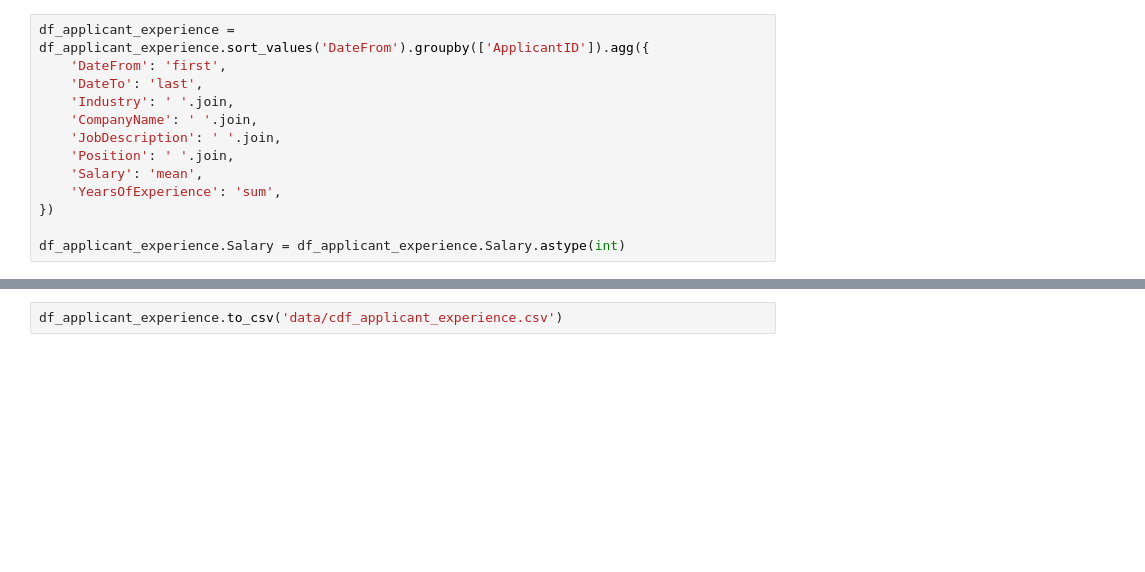
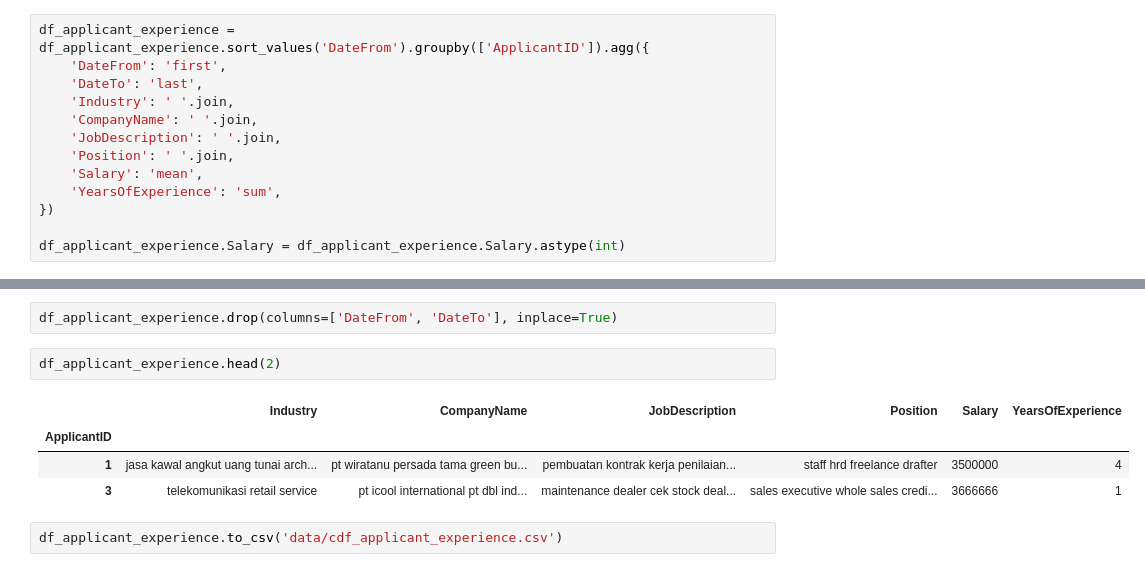
Before and after one commit to fn-hide/eris_job, a Jupyter notebook: df_applicant_experience.ipynb, the cells around one changed output, grey strips where cells are left out. Drawn from its saved outputs; the diff is of its cells as text; blank space fills up the shorter version.

```diff
--- a/df_applicant_experience.ipynb
+++ b/df_applicant_experience.ipynb
@@ -131,5 +135,14 @@ df_applicant_experience.head(3)
 | 1 | 2015-10-01 | 2019-02-01 | jasa kawal angkut uang tunai arch... | pt wiratanu persada tama green bu... | pembuatan kontrak kerja penilaian... | staff hrd freelance drafter | 3500000 | 4 |
 | 3 | 2016-04-01 | 2018-03-01 | telekomunikasi retail service | pt icool international pt dbl ind... | maintenance dealer cek stock deal... | sales executive whole sales credi... | 3666666 | 1 |
 | 10 | 2014-02-01 | 2016-11-01 | event organizer perhotelan | victory event organizer country h... | bertugas sebagai marketing yang j... | marketing administrasi front desk... | 3200000 | 2 |
+# %%
+df_applicant_experience.drop(columns=['DateFrom', 'DateTo'], inplace=True)
+# %%
+df_applicant_experience.head(2)
+# %% [output]
+|  | Industry | CompanyName | JobDescription | Position | Salary | YearsOfExperience |
+| ApplicantID |  |  |  |  |  |  |
+| 1 | jasa kawal angkut uang tunai arch... | pt wiratanu persada tama green bu... | pembuatan kontrak kerja penilaian... | staff hrd freelance drafter | 3500000 | 4 |
+| 3 | telekomunikasi retail service | pt icool international pt dbl ind... | maintenance dealer cek stock deal... | sales executive whole sales credi... | 3666666 | 1 |
 # %%
 df_applicant_experience.to_csv('data/cdf_applicant_experience.csv')
```
Also changed, not shown: parts of 1 cell of this notebook, 4 other files.
